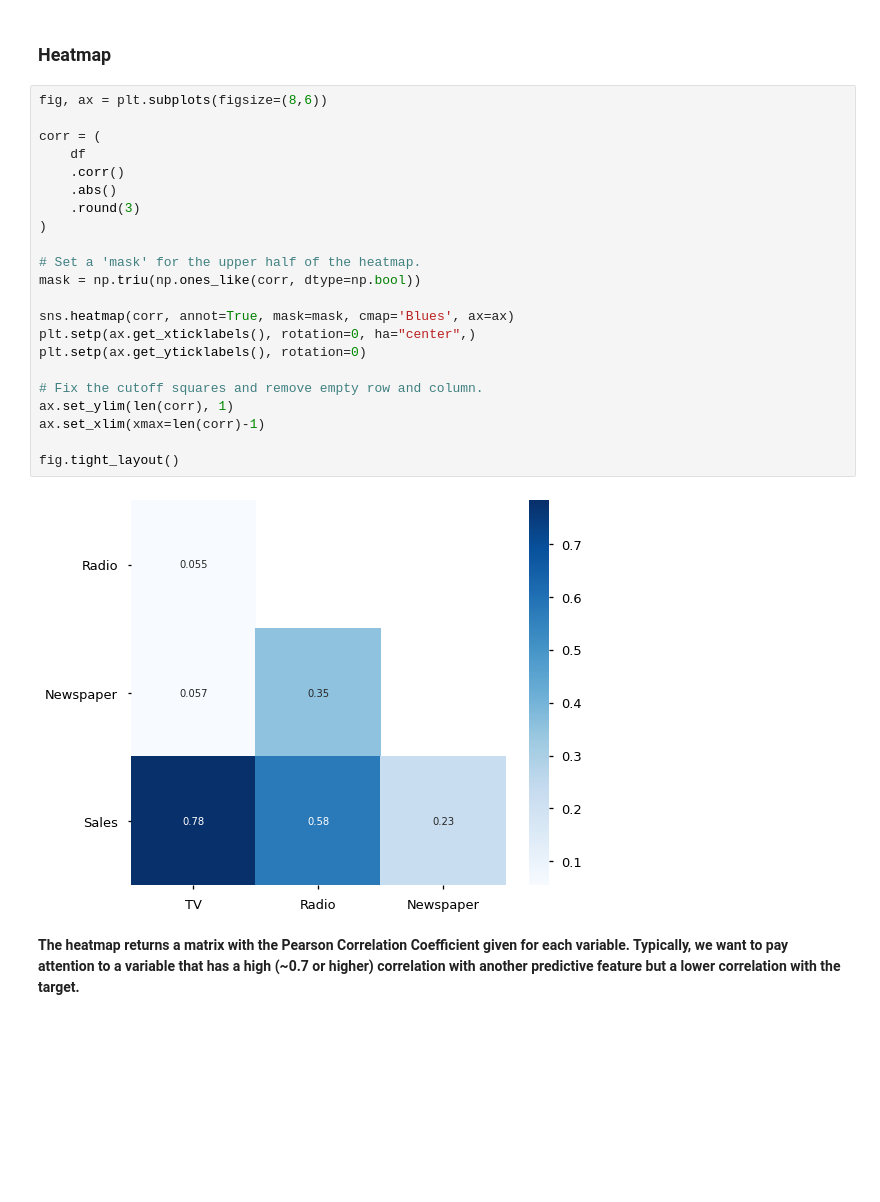
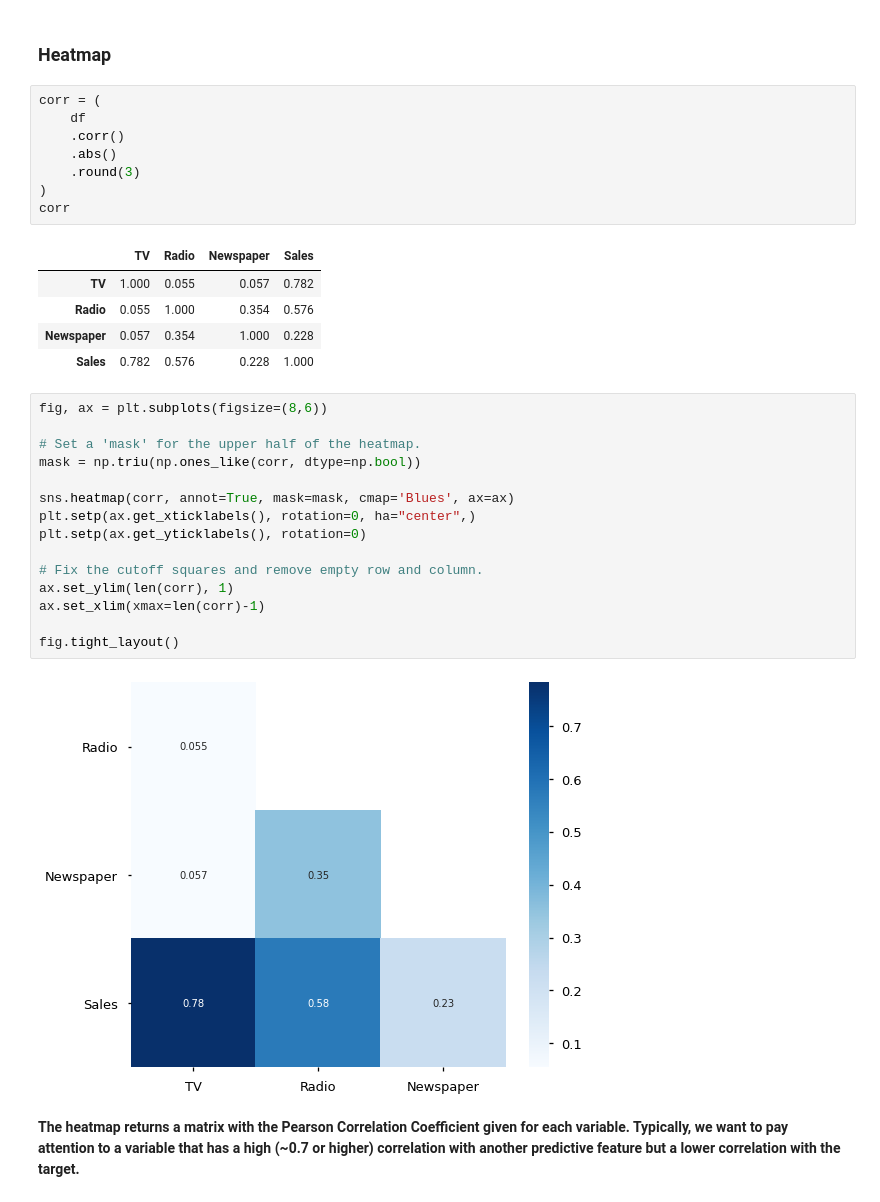
Before and after one commit to cwf231/StudyGroups, a Jupyter notebook: StudyGroupNotes/Phase_2/2.19.1_multiple_regression.ipynb, the cells around one changed output. Drawn from its saved outputs; the diff is of its cells as text; blank space fills up the shorter version.

```diff
--- a/StudyGroupNotes/Phase_2/2.19.1_multiple_regression.ipynb
+++ b/StudyGroupNotes/Phase_2/2.19.1_multiple_regression.ipynb
@@ -324,15 +339,22 @@ pd.plotting.scatter_matrix(df, figsize=(8,8));
 [figure]
 # %% [markdown]
 ### Heatmap
+# %%
+corr = (
+    df
+    .corr()
+    .abs()
+    .round(3)
+)
+corr
+# %% [output]
+|  | TV | Radio | Newspaper | Sales |
+| TV | 1.000 | 0.055 | 0.057 | 0.782 |
+| Radio | 0.055 | 1.000 | 0.354 | 0.576 |
+| Newspaper | 0.057 | 0.354 | 1.000 | 0.228 |
+| Sales | 0.782 | 0.576 | 0.228 | 1.000 |
 # %%
 fig, ax = plt.subplots(figsize=(8,6))
-
-corr = (
-    df
-    .corr()
-    .abs()
-    .round(3)
-)
 
 # Set a 'mask' for the upper half of the heatmap.
 mask = np.triu(np.ones_like(corr, dtype=np.bool))
```
Also changed, not shown: parts of 12 cells of this notebook.
